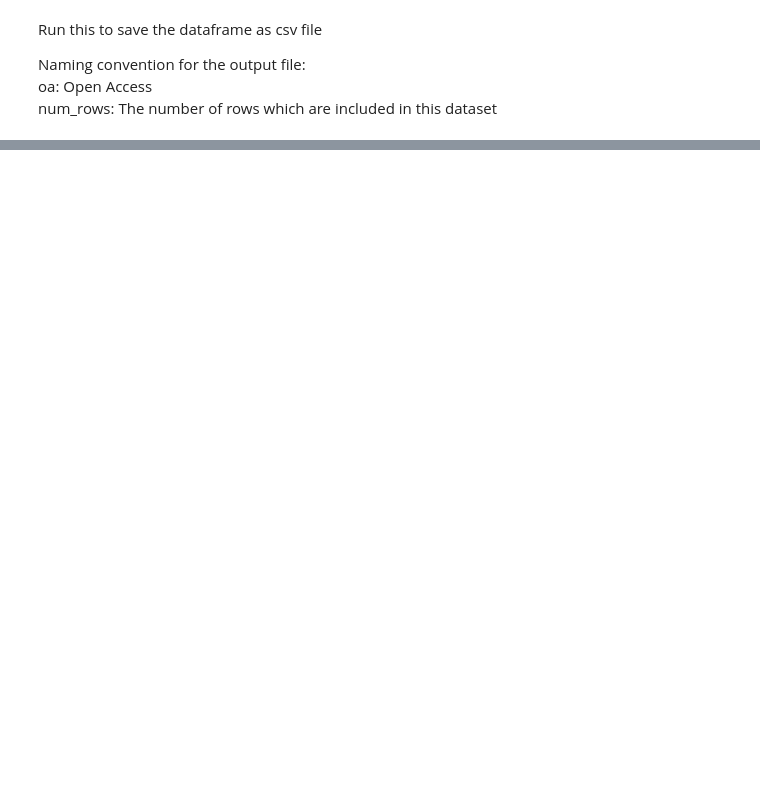
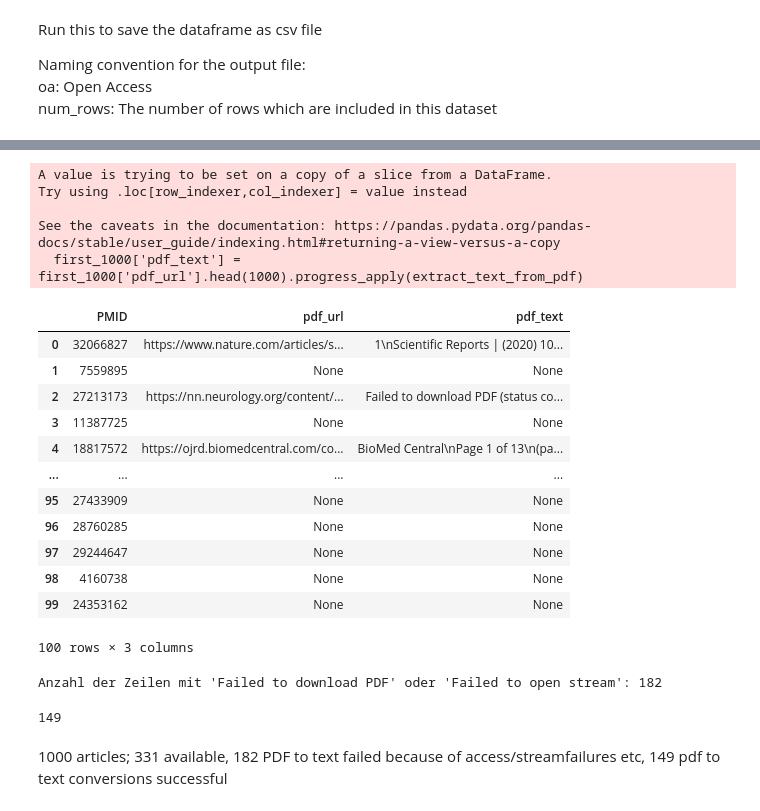
Before and after one commit to Doma1612/medLLM, a Jupyter notebook: data/pmc_patients/pmc_patients.ipynb, the cells around one changed output, grey strips where cells are left out. Saved outputs shown, nothing was run; the diff lists cells and outputs as text; code cells hidden in the pictures; blank space fills up the shorter version.

```diff
--- a/data/pmc_patients/pmc_patients.ipynb
+++ b/data/pmc_patients/pmc_patients.ipynb
@@ -48,0 +202,2 @@ filtered_df.to_csv(output_csv_file, index=False)
+# %%
+articles = pd.DataFrame(list(articles_PMID), columns=["PMID"])
@@ -48,0 +225,11 @@ filtered_df.to_csv(output_csv_file, index=False)
+# %%
+import requests
+from tqdm import tqdm
+
+tqdm.pandas(desc="Checking Open Access for PMIDs")
+
+# Anwendung der Funktion auf die ersten 100 PMIDs und Speicherung der URLs in der neuen Spalte 'pdf_url'
+articles['pdf_url'] = articles['PMID'].head(1000).progress_apply(is_open_access)
+
+# Ausgabe des DataFrames
+print(articles)
@@ -48,0 +251,2 @@ filtered_df.to_csv(output_csv_file, index=False)
+# %%
+first_1000 = articles.head(1000)
@@ -48,0 +269,47 @@ filtered_df.to_csv(output_csv_file, index=False)
+# %%
+import fitz  # PyMuPDF
+import io
+def extract_text_from_pdf(url):
+    if url is None:  # Überprüfen, ob die URL None ist
+        return None
+    try:
+        response = requests.get(url)
+        if response.status_code == 200:
+            pdf_file = io.BytesIO(response.content)
+            pdf_document = fitz.open(stream=pdf_file, filetype="pdf")
+            text = ""
+            for page in pdf_document:
+                text += page.get_text()
+            pdf_document.close()
+            return text
+        else:
+            return f"Failed to download PDF (status code: {response.status_code})"
+    except Exception as e:
+        return str(e)
+# %%
+tqdm.pandas(desc="Extracting text from PDFs")
+
+# Anwendung der Funktion auf die ersten 100 URLs und Speicherung der Texte in einer neuen Spalte 'pdf_text'
+first_1000['pdf_text'] = first_1000['pdf_url'].head(1000).progress_apply(extract_text_from_pdf)
+
+# Ausgabe des DataFrames
+first_1000.head(100)
+# %% [output]
+A value is trying to be set on a copy of a slice from a DataFrame.
+Try using .loc[row_indexer,col_indexer] = value instead
+
+See the caveats in the documentation: https://pandas.pydata.org/pandas-docs/stable/user_guide/indexing.html#returning-a-view-versus-a-copy
+  first_1000['pdf_text'] = first_1000['pdf_url'].head(1000).progress_apply(extract_text_from_pdf)
+|  | PMID | pdf_url | pdf_text |
+| 0 | 32066827 | https://www.nature.com/articles/s... | 1\nScientific Reports | (2020) 10... |
+| 1 | 7559895 | None | None |
+| 2 | 27213173 | https://nn.neurology.org/content/... | Failed to download PDF (status co... |
+| 3 | 11387725 | None | None |
+| 4 | 18817572 | https://ojrd.biomedcentral.com/co... | BioMed Central\nPage 1 of 13\n(pa... |
+| ... | ... | ... | ... |
+| 95 | 27433909 | None | None |
+| 96 | 28760285 | None | None |
+| 97 | 29244647 | None | None |
+| 98 | 4160738 | None | None |
+| 99 | 24353162 | None | None |
+100 rows × 3 columns
@@ -48,0 +320,17 @@ filtered_df.to_csv(output_csv_file, index=False)
+# %%
+# Selektiere die Zeilen, die entweder "Failed to download PDF" oder "Failed to open stream" enthalten
+failed_downloads = articles_pdfs[articles_pdfs["pdf_text"].str.contains("Failed to download PDF|Failed to open stream", na=False)]
+
+# Zähle die Zeilen
+num_failed_downloads = failed_downloads.shape[0]
+
+# Gib die Anzahl der Zeilen aus
+print(f"Anzahl der Zeilen mit 'Failed to download PDF' oder 'Failed to open stream': {num_failed_downloads}")
+# %% [output]
+Anzahl der Zeilen mit 'Failed to download PDF' oder 'Failed to open stream': 182
+# %%
+len(articles_pdfs) - num_failed_downloads
+# %% [output]
+149
+# %% [markdown]
+1000 articles; 331 available, 182 PDF to text failed because of access/streamfailures etc, 149 pdf to text conversions successful
```
Also changed, not shown: parts of 16 cells of this notebook, 1 other file.
